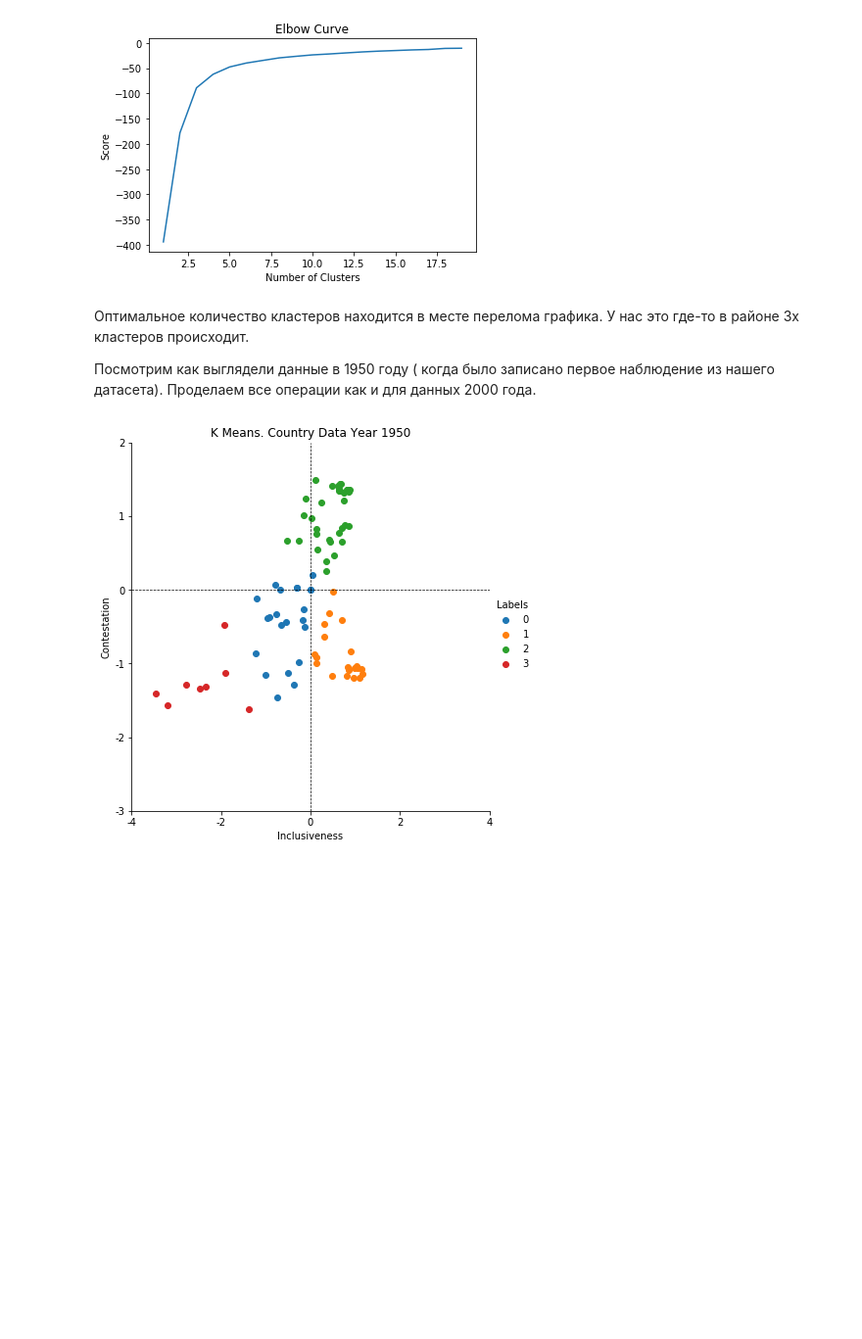
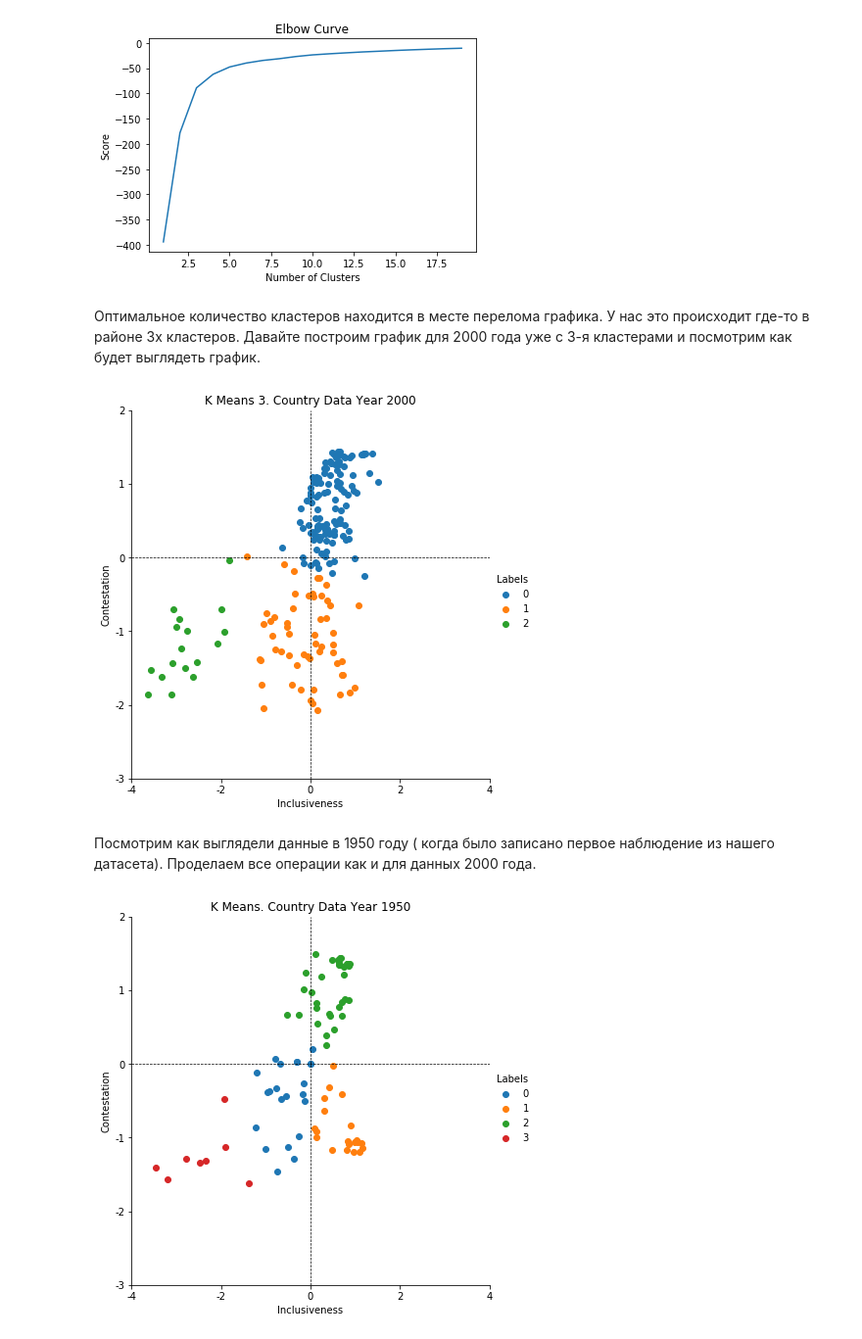
Before and after one commit to MamontRussel/hse_pol, a Jupyter notebook: 5_Machine_Learning/5_3_Classification_clustering/Cluster Analysis.ipynb, the cells around one changed output. Shown at 98% size. Cells and saved outputs as stored; diff of their text form; code cells hidden in the pictures; blank space fills up the shorter version.

```diff
--- a/5_Machine_Learning/5_3_Classification_clustering/Cluster Analysis.ipynb
+++ b/5_Machine_Learning/5_3_Classification_clustering/Cluster Analysis.ipynb
@@ -170,9 +170,30 @@ pl.title('Elbow Curve')
 pl.show()
 # %% [output]
 [figure]
+# %% [markdown]
+Оптимальное количество кластеров находится в месте перелома графика. У нас это происходит где-то в районе 3х кластеров. Давайте построим график для 2000 года уже с 3-я кластерами и посмотрим как будет выглядеть график.
+# %%
+kmeans_3 = KMeans(n_clusters=3, random_state=0).fit(X)
+
+draw_3 = pd.DataFrame({'INCLUS': x,
+                   'CONTEST': y,
+                   'Labels': kmeans_3.labels_})
+
+sns.FacetGrid(draw_3, hue="Labels", height=6) \
+   .map(plt.scatter, "INCLUS", "CONTEST") \
+   .add_legend()
+
+plt.title('K Means 3. Country Data Year 2000')
+plt.xlabel('Inclusiveness')
+plt.ylabel('Contestation')
+plt.yticks((-3,-2,-1,0,1,2), ("-3","-2","-1","0","1","2"))
+plt.xticks((-4,-2,0,2,4), ("-4","-2","0","2","4"))
+plt.axvline(x=0, linestyle='--', color = 'black', linewidth = 0.7)
+plt.axhline(y=0, linestyle='--', color = 'black', linewidth = 0.7)
+plt.show()
+# %% [output]
+[figure, added]
 # %% [markdown]
-Оптимальное количество кластеров находится в месте перелома графика. У нас это где-то в районе 3х кластеров происходит.
-
 Посмотрим как выглядели данные в 1950 году ( когда было записано первое наблюдение из нашего датасета). Проделаем все операции как и для данных 2000 года.
 # %%
 year_1950_data = data[data.year == 1950]
```
Also changed, not shown: parts of 1 cell of this notebook, 8 other files.
